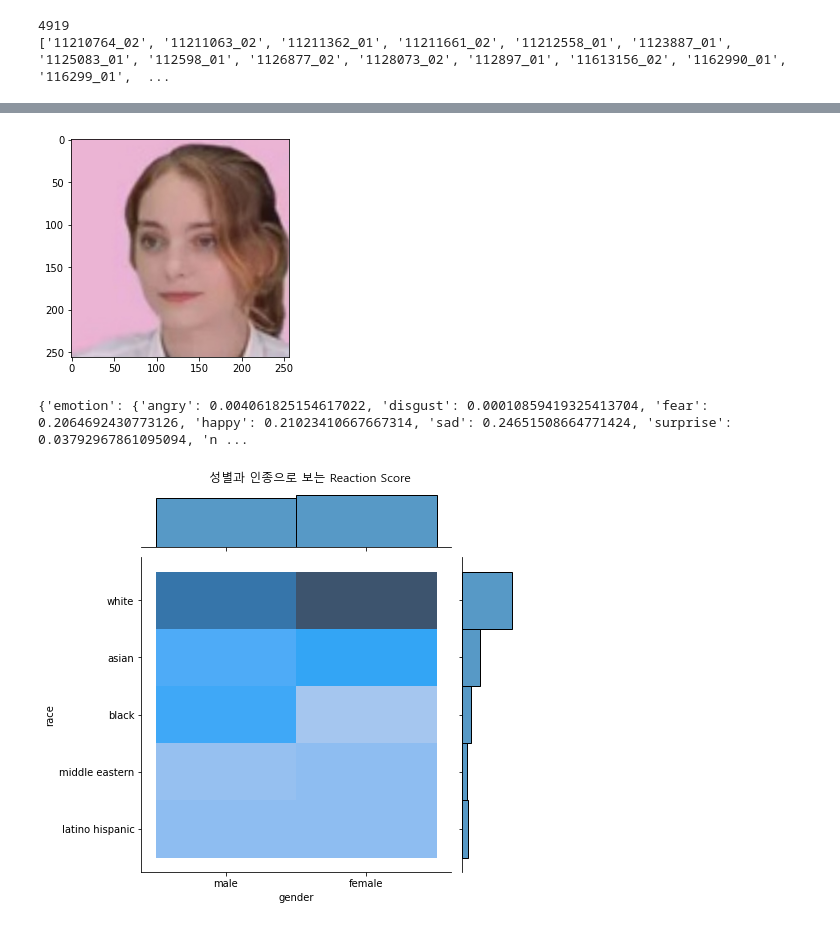
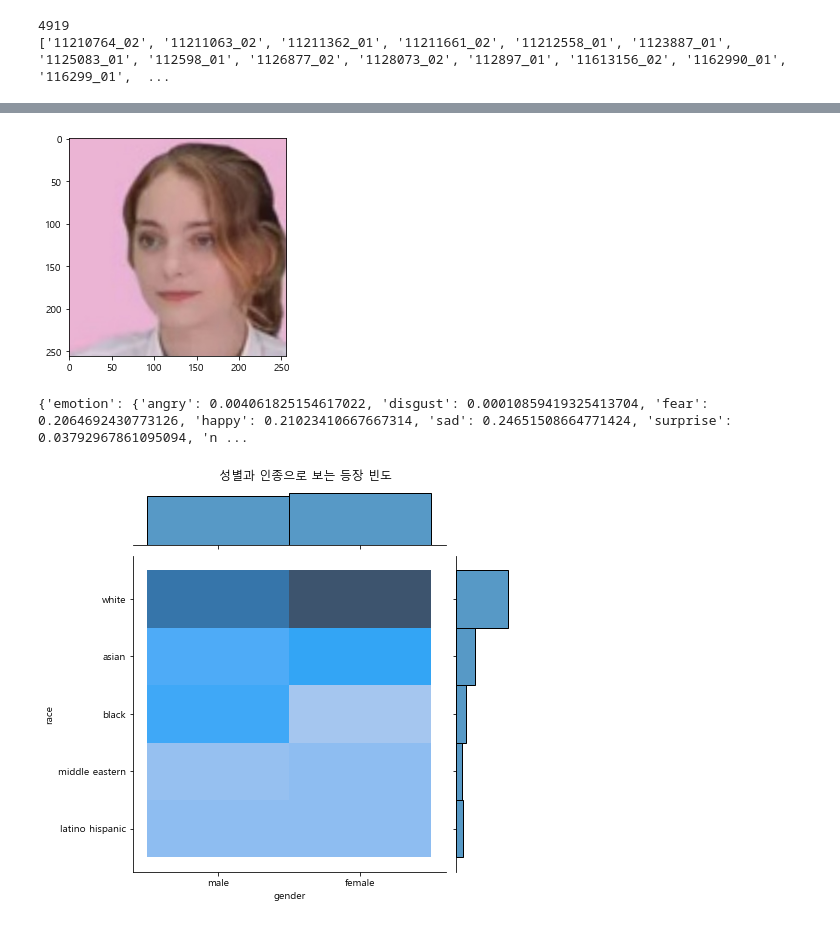
Before and after one commit to bigbreadguy/soprize-doyouknowclub, a Jupyter notebook: indivisual_analysis.ipynb, the cells around one changed output, grey strips where cells are left out. Drawn from its saved outputs; the diff is of its cells as text; code cells hidden in the pictures.

```diff
--- a/indivisual_analysis.ipynb
+++ b/indivisual_analysis.ipynb
@@ -116,6 +116,9 @@ print(nfy_count)
 # %%
  with open(os.path.join(anlz_dir, "analysis_result.json"), "r", encoding = "UTF-8-SIG") as f:
     analysis = json.load(f)
+# %%
+with open(os.path.join(info_dir, "image_to_title.json"), "r", encoding = "UTF-8-SIG") as f:
+    image_to_title = json.load(f)
 # %%
 def softmax(x):
     y = np.exp(x - np.max(x))
@@ -141,6 +144,7 @@ for cont in tqdm.tqdm(list_sort_dir):
     age = []
     race = np.zeros((6,))
     view = 0
+    count = 0
 
     for name in target_names:
         try:
@@ -152,13 +156,14 @@ for cont in tqdm.tqdm(list_sort_dir):
             race += np.array(list(a_dict["race"].values()))
 
             view += int(video_info[image_to_title[name]]["viewCount"])
+            count += 1
         except:
             pass
 
     emotion /= np.sum(emotion)
     age = np.mean(age)
     race /= np.sum(race)
-    view = np.log10(view)
+    view_log = np.log10(view)
 
     indivisual_result[face_id]["emotion"] = {k:v for k,v in zip(emotions, emotion)}
     indivisual_result[face_id]["age"] = age
@@ -166,6 +171,8 @@ for cont in tqdm.tqdm(list_sort_dir):
     indivisual_result[face_id]["race"] = {k : v for k,v in zip(races, race)}
     indivisual_result[face_id]["race_d"] = races[np.argmax(race)]
     indivisual_result[face_id]["reaction score"] = view
+    indivisual_result[face_id]["log reaction score"] = view_log
+    indivisual_result[face_id]["frequency"] = count
 
 with open(os.path.join(anlz_dir, "indivisual_result.json"), "w", encoding = "UTF-8-SIG") as file_out:
     json.dump(indivisual_result, file_out, ensure_ascii=False)
@@ -178,17 +185,17 @@ plt.imshow(np.asarray(pil_im))
 plt.show()
 print(indivisual_result["10"])
 # %% [output]
-[figure, old version]
+[figure, new version]
 {'emotion': {'angry': 0.004061825154617022, 'disgust': 0.00010859419325413704, 'fear': 0.2064692430773126, 'happy': 0.21023410667667314, 'sad': 0.24651508664771424, 'surprise': 0.03792967861095094, 'n ...
 # %%
 plot_dir = os.path.join(result_dir, "figures")
 if not os.path.exists(plot_dir):
     os.mkdir(plot_dir)
 # %%
-reaction_scores = pd.DataFrame(data={"gender":[dict["gender"] for dict in indivisual_result.values()], "race":[dict["race_d"] for dict in indivisual_result.values()], "reaction score":[dict["reaction score"] for dict in indivisual_result.values()], "age":[dict["age"] for dict in indivisual_result.values()]})
-sns.jointplot(data=reaction_scores, x="gender", y="race", kind="hist")
+frequencies = pd.DataFrame(data={"gender":[dict["gender"] for dict in indivisual_result.values()], "race":[dict["race_d"] for dict in indivisual_result.values()], "frequency":[dict["frequency"] for dict in indivisual_result.values()], "age":[dict["age"] for dict in indivisual_result.values()]})
+sns.jointplot(data=frequencies, x="gender", y="race", kind="hist")
 plt.rc('font', family='Malgun Gothic')
-plt.suptitle("성별과 인종으로 보는 Reaction Score", y=1.02)
-plt.savefig(os.path.join(plot_dir, "성별과 인종으로 보는 Reaction Score.png"), dpi=300)
+plt.suptitle("성별과 인종으로 보는 등장 빈도", y=1.02)
+plt.savefig(os.path.join(plot_dir, "성별과 인종으로 보는 등장 빈도.png"), dpi=300)
 # %% [output]
-[figure, old version]
+[figure, new version]
```
Also changed, not shown: parts of 24 cells of this notebook, 15 other files.
